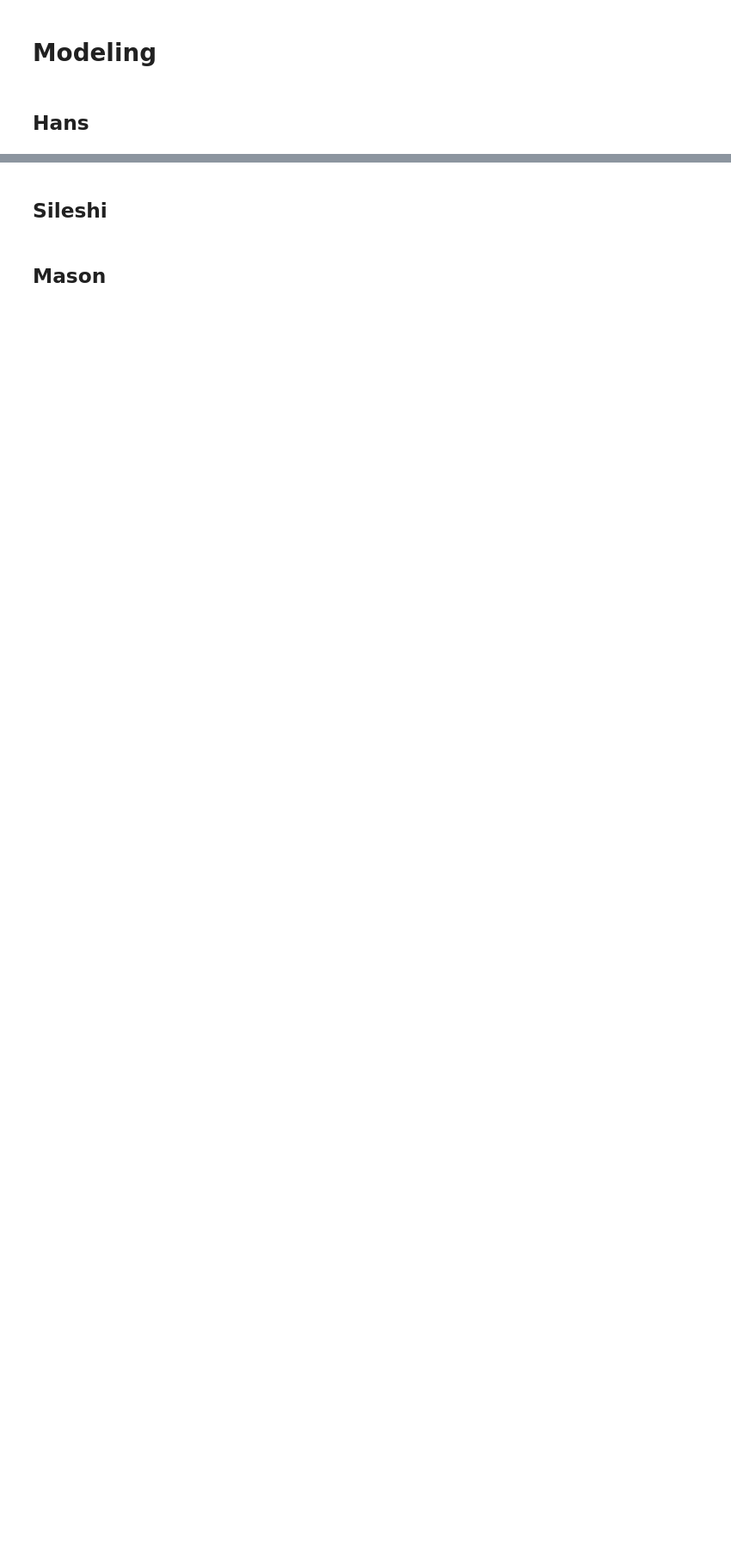
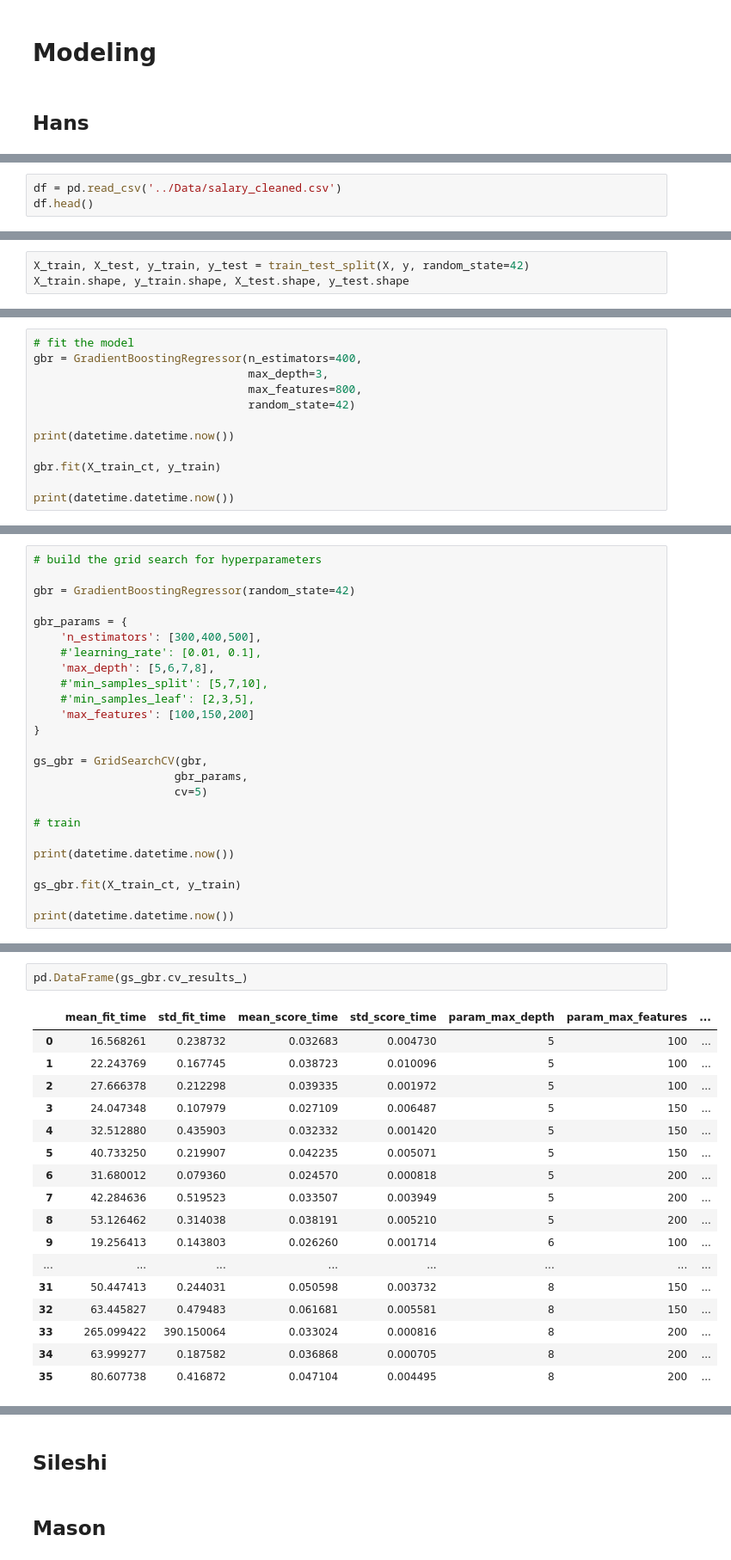
Before and after one commit to mh0805/Group-Project, a Jupyter notebook: Code/MODELING.ipynb, the cells around one changed output, grey strips where cells are left out. Shown at 86% size. Drawn from its saved outputs; the diff is of its cells as text; blank space fills up the shorter version.

Commit message:
code for modeling, tried more gridsearch with gbr

```diff
--- a/Code/MODELING.ipynb
+++ b/Code/MODELING.ipynb
@@ -6,0 +28,3 @@
+# %%
+df = pd.read_csv('../Data/salary_cleaned.csv')
+df.head()
@@ -6,0 +106,3 @@
+# %%
+X_train, X_test, y_train, y_test = train_test_split(X, y, random_state=42)
+X_train.shape, y_train.shape, X_test.shape, y_test.shape
@@ -6,0 +224,12 @@
+# %%
+# fit the model
+gbr = GradientBoostingRegressor(n_estimators=400,
+                                max_depth=3,
+                                max_features=800,
+                                random_state=42)
+
+print(datetime.datetime.now())
+
+gbr.fit(X_train_ct, y_train)
+
+print(datetime.datetime.now())
@@ -6,0 +269,25 @@
+# %%
+# build the grid search for hyperparameters
+
+gbr = GradientBoostingRegressor(random_state=42)
+
+gbr_params = {
+    'n_estimators': [300,400,500],
+    #'learning_rate': [0.01, 0.1],
+    'max_depth': [5,6,7,8],
+    #'min_samples_split': [5,7,10],
+    #'min_samples_leaf': [2,3,5],
+    'max_features': [100,150,200]
+}
+
+gs_gbr = GridSearchCV(gbr,
+                     gbr_params,
+                     cv=5)
+
+# train
+
+print(datetime.datetime.now())
+
+gs_gbr.fit(X_train_ct, y_train)
+
+print(datetime.datetime.now())
@@ -6,0 +343,20 @@
+# %%
+pd.DataFrame(gs_gbr.cv_results_)
+# %% [output]
+|  | mean_fit_time | std_fit_time | mean_score_time | std_score_time | param_max_depth | param_max_features | ... |
+| 0 | 16.568261 | 0.238732 | 0.032683 | 0.004730 | 5 | 100 | ... |
+| 1 | 22.243769 | 0.167745 | 0.038723 | 0.010096 | 5 | 100 | ... |
+| 2 | 27.666378 | 0.212298 | 0.039335 | 0.001972 | 5 | 100 | ... |
+| 3 | 24.047348 | 0.107979 | 0.027109 | 0.006487 | 5 | 150 | ... |
+| 4 | 32.512880 | 0.435903 | 0.032332 | 0.001420 | 5 | 150 | ... |
+| 5 | 40.733250 | 0.219907 | 0.042235 | 0.005071 | 5 | 150 | ... |
+| 6 | 31.680012 | 0.079360 | 0.024570 | 0.000818 | 5 | 200 | ... |
+| 7 | 42.284636 | 0.519523 | 0.033507 | 0.003949 | 5 | 200 | ... |
+| 8 | 53.126462 | 0.314038 | 0.038191 | 0.005210 | 5 | 200 | ... |
+| 9 | 19.256413 | 0.143803 | 0.026260 | 0.001714 | 6 | 100 | ... |
+| ... | ... | ... | ... | ... | ... | ... | ... |
+| 31 | 50.447413 | 0.244031 | 0.050598 | 0.003732 | 8 | 150 | ... |
+| 32 | 63.445827 | 0.479483 | 0.061681 | 0.005581 | 8 | 150 | ... |
+| 33 | 265.099422 | 390.150064 | 0.033024 | 0.000816 | 8 | 200 | ... |
+| 34 | 63.999277 | 0.187582 | 0.036868 | 0.000705 | 8 | 200 | ... |
+| 35 | 80.607738 | 0.416872 | 0.047104 | 0.004495 | 8 | 200 | ... |
```
Also changed, not shown: parts of 50 cells of this notebook, 2 other files.
